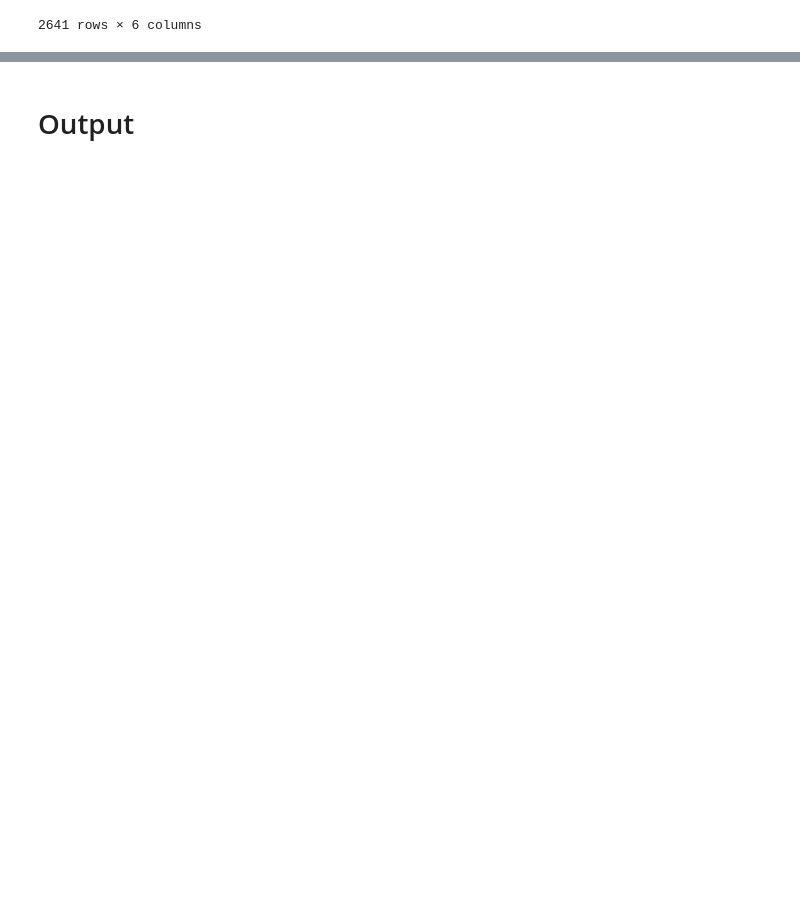
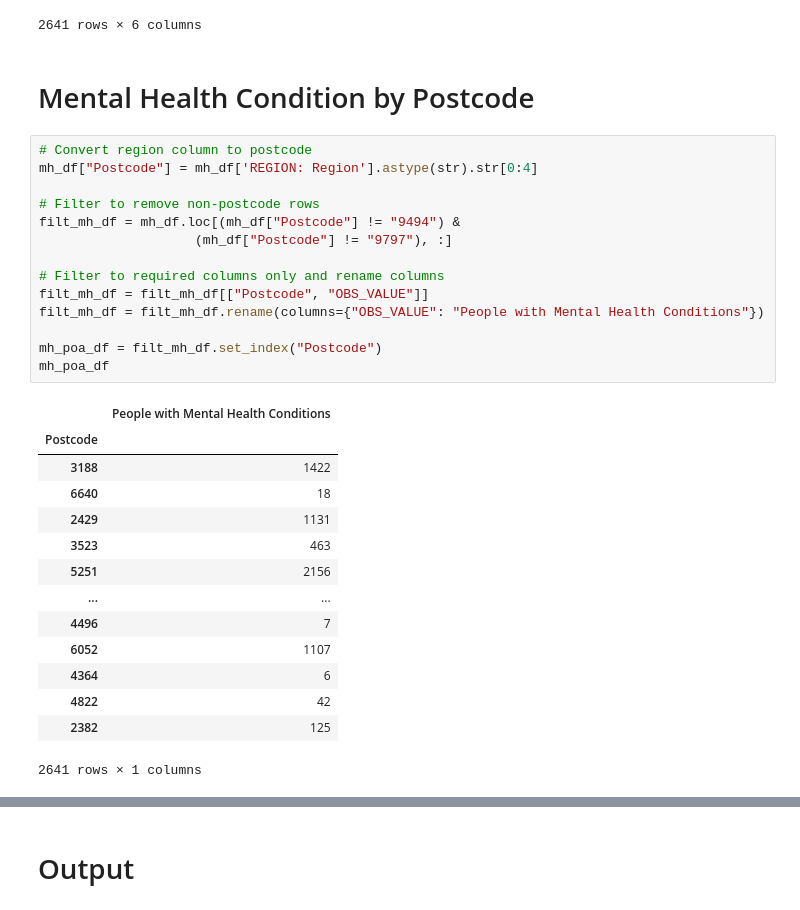
Before and after one commit to ricamaria/Project-1, a Jupyter notebook: ABS_data/ABS_data.ipynb, the cells around one changed output, grey strips where cells are left out. Cells and saved outputs as stored; diff of their text form; blank space fills up the shorter version.

```diff
--- a/ABS_data/ABS_data.ipynb
+++ b/ABS_data/ABS_data.ipynb
@@ -166,3 +176,34 @@ comp_poa_df
 | 7469 | 188 | 110 | 74 | 0 | 305 | ... |
 | 7470 | 181 | 93 | 57 | 10 | 303 | ... |
 2641 rows × 6 columns
+# %% [markdown]
+# Mental Health Condition by Postcode
+# %%
+# Convert region column to postcode
+mh_df["Postcode"] = mh_df['REGION: Region'].astype(str).str[0:4]
+
+# Filter to remove non-postcode rows
+filt_mh_df = mh_df.loc[(mh_df["Postcode"] != "9494") &
+                    (mh_df["Postcode"] != "9797"), :]
+
+# Filter to required columns only and rename columns
+filt_mh_df = filt_mh_df[["Postcode", "OBS_VALUE"]]
+filt_mh_df = filt_mh_df.rename(columns={"OBS_VALUE": "People with Mental Health Conditions"})
+
+mh_poa_df = filt_mh_df.set_index("Postcode")
+mh_poa_df
+# %% [output]
+|  | People with Mental Health Conditions |
+| Postcode |  |
+| 3188 | 1422 |
+| 6640 | 18 |
+| 2429 | 1131 |
+| 3523 | 463 |
+| 5251 | 2156 |
+| ... | ... |
+| 4496 | 7 |
+| 6052 | 1107 |
+| 4364 | 6 |
+| 4822 | 42 |
+| 2382 | 125 |
+2641 rows × 1 columns
```
Also changed, not shown: parts of 7 cells of this notebook, 1 other file.
